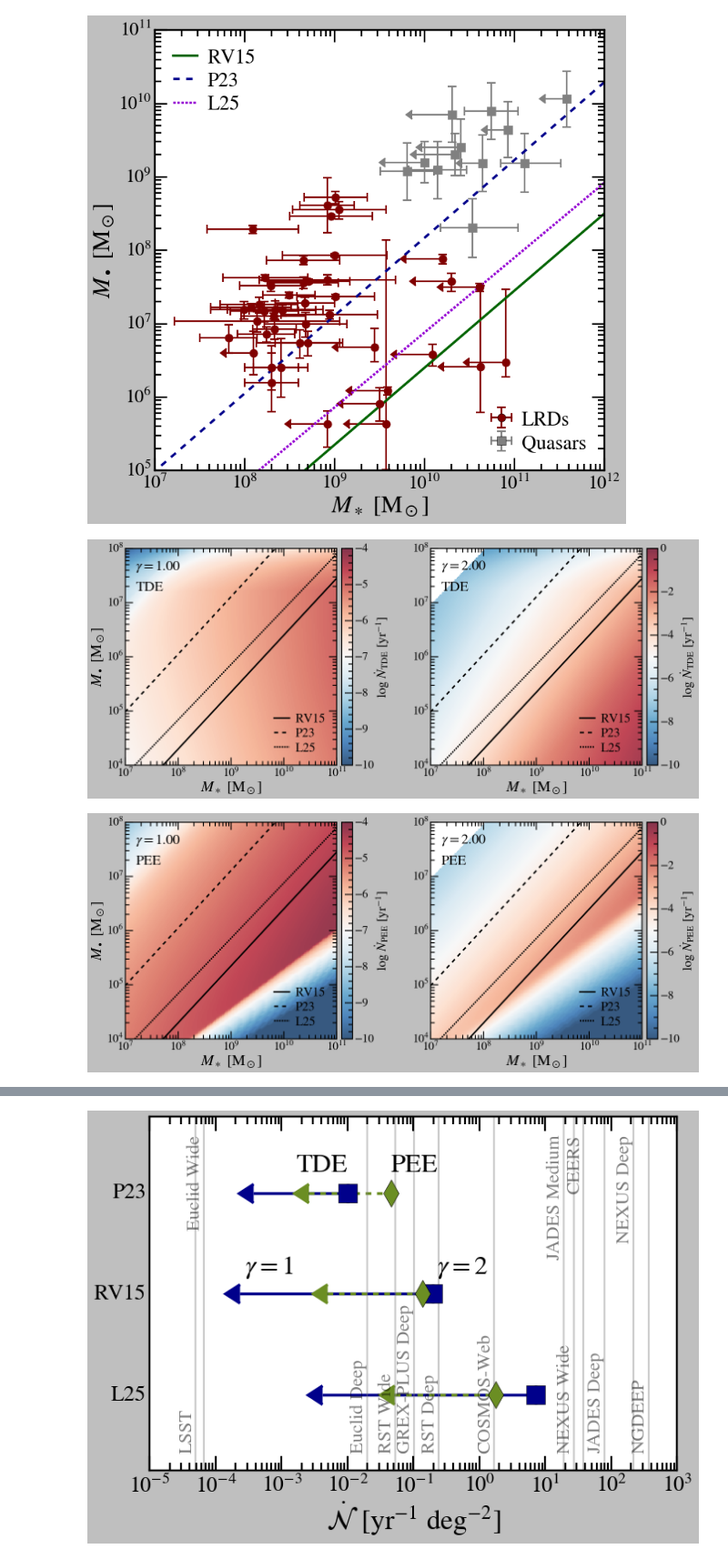
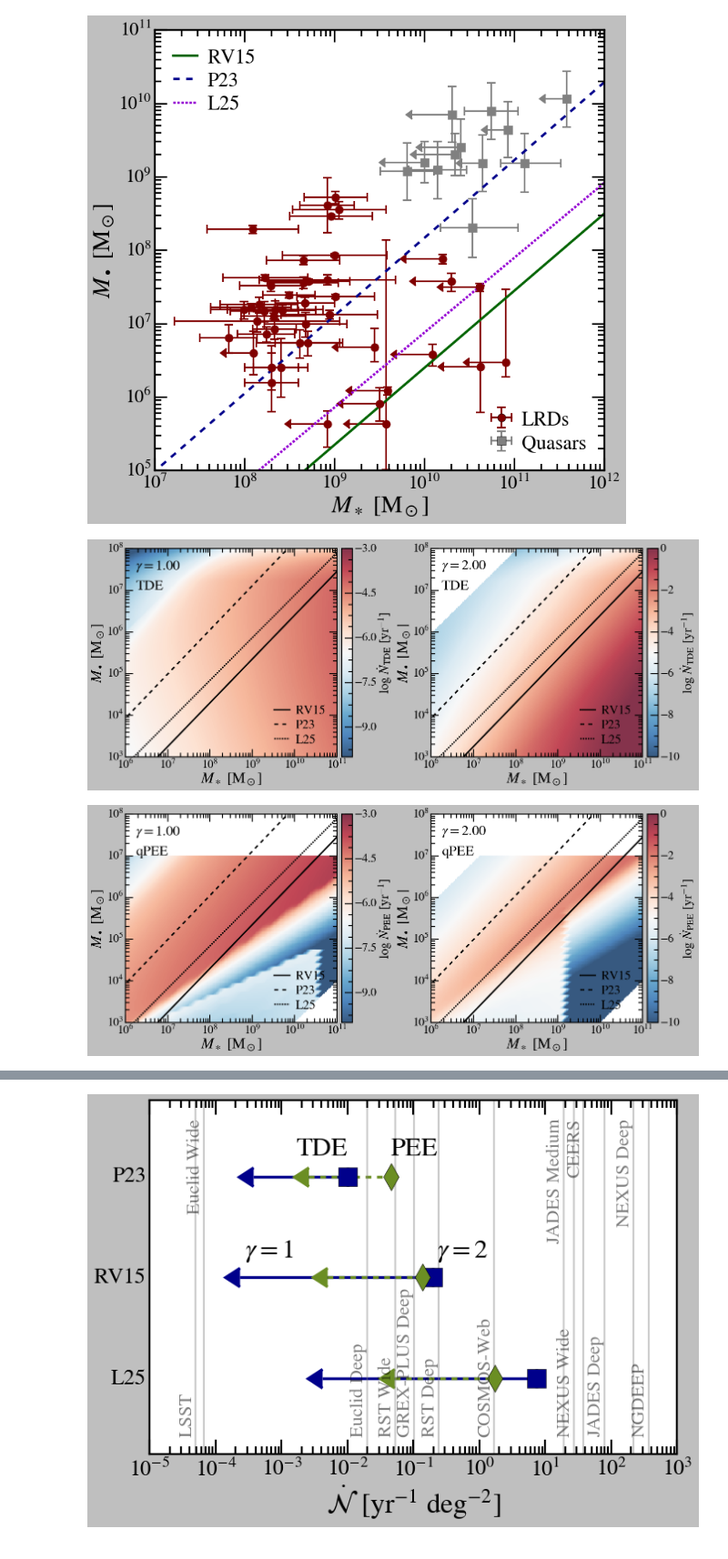
Before and after one commit to vinh-qtran/TidalDisruptionLRD, a Jupyter notebook: nbs/Ms_Mbh_tde_rate.ipynb, the cells around one changed output, grey strips where cells are left out. Shown at 91% size. Saved outputs shown, nothing was run; the diff lists cells and outputs as text; code cells hidden in the pictures.

```diff
--- a/nbs/Ms_Mbh_tde_rate.ipynb
+++ b/nbs/Ms_Mbh_tde_rate.ipynb
@@ -216,10 +214,10 @@ def show_tde_rate(
     show_gamma_label=False,
 ):
     if env:
-        with open(f"tdes/tde_env_{gamma * 100:03.0f}_cusp.pkl", "rb") as f:  # noqa: PTH123
+        with open(f"tdes/tde_env_{gamma * 100:03.0f}_cusp_dense.pkl", "rb") as f:  # noqa: PTH123
             tde = pickle.load(f)
     else:
-        with open(f"tdes/tde_{gamma * 100:03.0f}_cusp.pkl", "rb") as f:  # noqa: PTH123
+        with open(f"tdes/tde_{gamma * 100:03.0f}_cusp_dense.pkl", "rb") as f:  # noqa: PTH123
             tde = pickle.load(f)
 
     interpolator = RegularGridInterpolator(
@@ -229,8 +227,8 @@ def show_tde_rate(
         fill_value=np.nan,
     )
 
-    M_bh = np.logspace(4, 8, 300)
-    M_s = np.logspace(7, 11, 200)
+    M_bh = np.logspace(3, 8, 300)
+    M_s = np.logspace(6, 11, 200)
 
     M_s_grid, M_bh_grid = np.meshgrid(M_s, M_bh, indexing="ij")
 
@@ -256,8 +254,8 @@ def show_tde_rate(
     ax.plot(P23_Ms_from_Mbh(M_bh), M_bh, ls="--", dashes=(8, 8), color="k", label="P23")
     ax.plot(L25_Ms_from_Mbh(M_bh), M_bh, ls="--", dashes=(3, 2), color="k", label="L25")
 
-    ax.set_xlim(1e7, 1e11)
-    ax.set_ylim(1e4, 1e8)
+    ax.set_xlim(1e6, 1e11)
+    ax.set_ylim(1e3, 1e8)
 
     if show_x_label:
         ax.set_xlabel(r"$M_\ast$ [M$_\odot$]")
@@ -289,14 +287,17 @@ def show_tde_rate(
 
     return c
 # %%
-fig, axs = plt.subplots(1, 2, figsize=(20, 7.5))
+fig, axs = plt.subplots(1, 2, figsize=(20, 7.2))
 
 axs = axs.flatten()
 
 gammas = [1.0, 2.0]
 
 vmins = [-10, -10]
-vmaxs = [-4, -0]
+vmaxs = [-3, -0]
+
+# vmins = [None, None]
+# vmaxs = [None, None]
 
 for ax, gamma, vmin, vmax in zip(axs, gammas, vmins, vmaxs, strict=False):
     c = show_tde_rate(
@@ -306,7 +307,7 @@ for ax, gamma, vmin, vmax in zip(axs, gammas, vmins, vmaxs, strict=False):
         vmin=vmin,
         vmax=vmax,
         show_x_label=True,
-        show_y_label=(gamma == 1.0),
+        show_y_label=True,
         show_legend=True,
         show_gamma_label=True,
     )
@@ -335,16 +336,19 @@ for ax, gamma, vmin, vmax in zip(axs, gammas, vmins, vmaxs, strict=False):
 plt.savefig("../../tde_cusp_rate.pdf", bbox_inches="tight")
 plt.show()
 # %% [output]
-[figure, old version]
+[figure, new version]
 # %%
-fig, axs = plt.subplots(1, 2, figsize=(20, 7.5))
+fig, axs = plt.subplots(1, 2, figsize=(20, 7.2))
 
 axs = axs.flatten()
 
 gammas = [1.0, 2.0]
 
 vmins = [-10, -10]
-vmaxs = [-4, -0]
+vmaxs = [-3, -0]
+
+# vmins = [None, None]
+# vmaxs = [None, None]
 
 for ax, gamma, vmin, vmax in zip(axs, gammas, vmins, vmaxs, strict=False):
     c = show_tde_rate(
@@ -354,33 +358,33 @@ for ax, gamma, vmin, vmax in zip(axs, gammas, vmins, vmaxs, strict=False):
         vmin=vmin,
         vmax=vmax,
         show_x_label=True,
-        show_y_label=(gamma == 1.0),
+        show_y_label=True,
         show_legend=True,
         show_gamma_label=True,
     )
 
     ax.text(
         0.05,
         0.85,
-        "PEE",
+        "qPEE",
         transform=ax.transAxes,
         fontsize=28,
         va="top",
         ha="left",
     )
 
     cb = fig.colorbar(
         c,
         ax=ax,
         location="right",
         aspect=20,
         pad=0.02,
         ticks=ticker.MaxNLocator(nbins=6),
     )
     cb.set_label(r"$\log \, \dot{N}_{\rm PEE}$ [yr$^{-1}$]", labelpad=0, fontsize=26)
 
 # plt.tight_layout()
 plt.savefig("../../pee_cusp_rate.pdf", bbox_inches="tight")
 plt.show()
 # %% [output]
-[figure, old version]
+[figure, new version]
```
Also changed, not shown: parts of 8 cells of this notebook, 11 other files.
